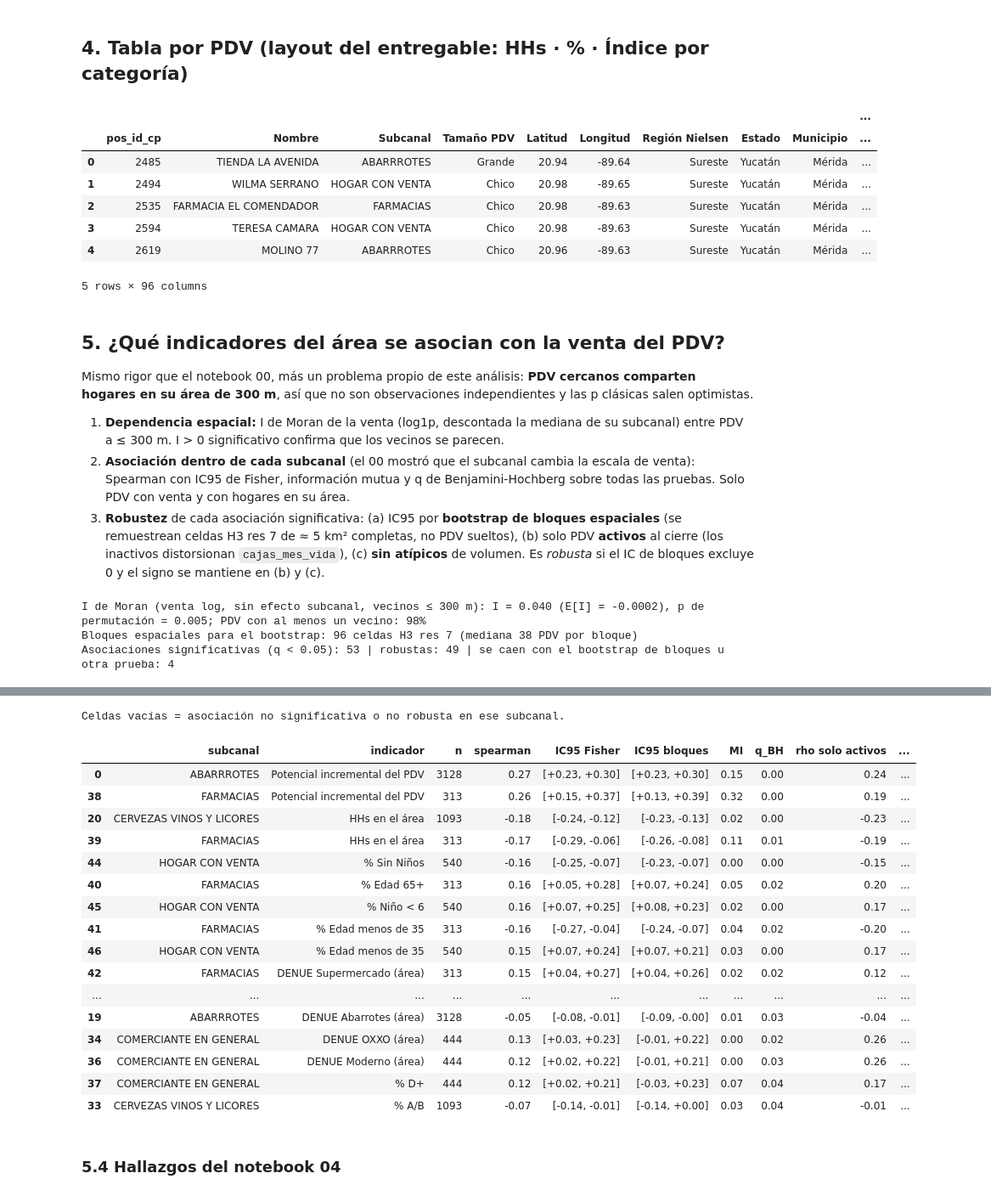
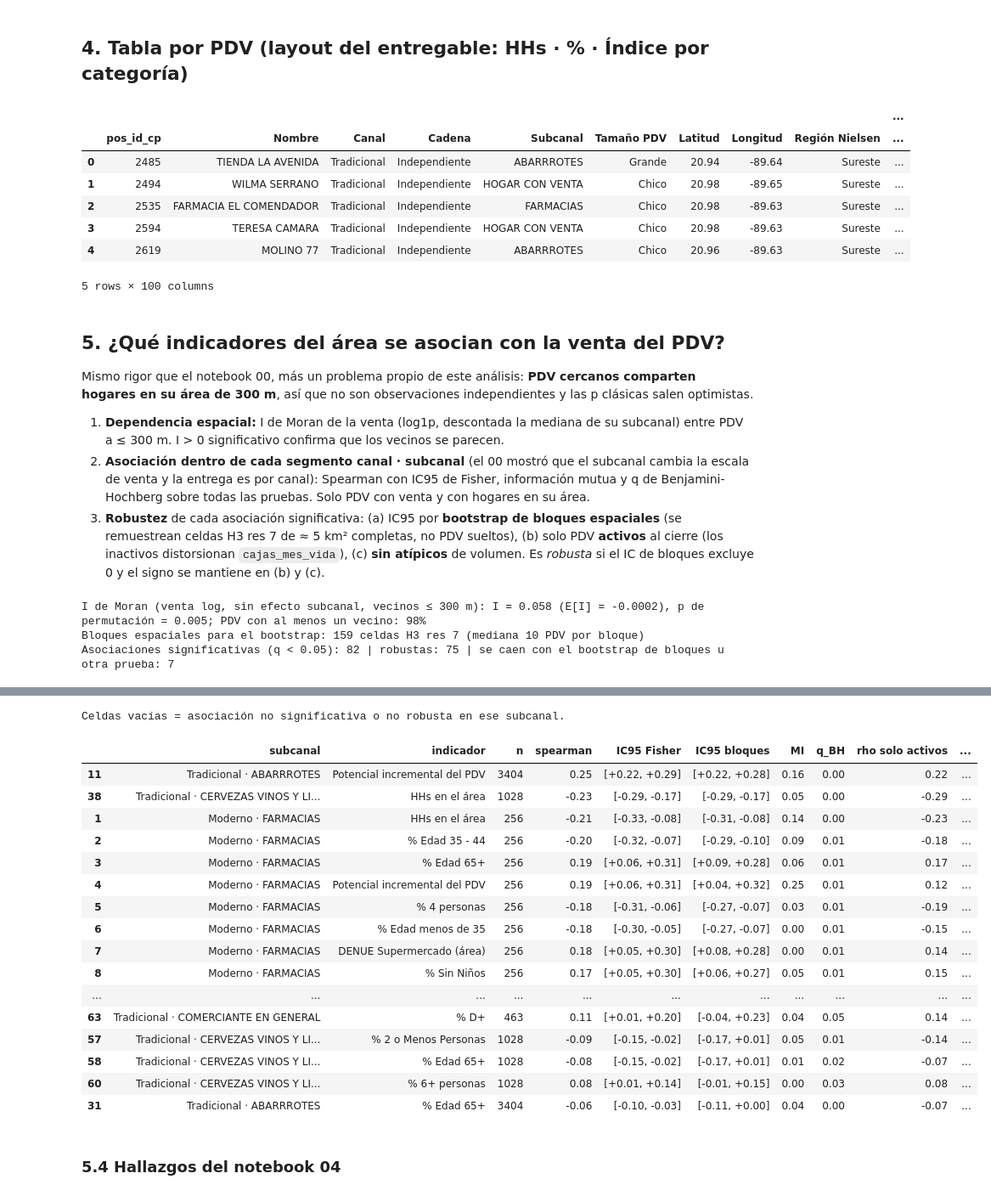
Before and after one commit to asuskf-kin/mx-retail-geodemographics, a Jupyter notebook: notebooks/ejecutados/merida/04_hexagonos_pdv.ipynb, the cells around one changed output, grey strips where cells are left out. Shown at 85% size. Saved outputs shown, nothing was run; the diff lists cells and outputs as text; code cells hidden in the pictures.

```diff
--- a/notebooks/ejecutados/merida/04_hexagonos_pdv.ipynb
+++ b/notebooks/ejecutados/merida/04_hexagonos_pdv.ipynb
@@ -116,9 +161,10 @@ COMP_AREA = suma_area(comp.fillna(0))
 
 pdv["activo"] = pdv.estado_actividad.astype(str).eq("activo")
 red = pdv.assign(pdv_cp=1, pdv_con_venta=pdv.con_venta.astype(int), pdv_activos=pdv.activo.astype(int),
+                 pdv_moderno=pdv.canal.eq("Moderno").astype(int), pdv_tradicional=pdv.canal.eq("Tradicional").astype(int),
                  cajas_mes=pdv.cajas_mes_vida.fillna(0),
                  potencial_incremental=pdv.PotentialQuantitativeFinal_TotalPortafolio.fillna(0)).groupby("hex")[
-      ["pdv_cp", "pdv_con_venta", "pdv_activos", "cajas_mes", "potencial_incremental"]].sum()
+      ["pdv_cp", "pdv_con_venta", "pdv_activos", "pdv_moderno", "pdv_tradicional", "cajas_mes", "potencial_incremental"]].sum()
 RED_AREA = suma_area(red)
 RED_AREA["penetracion_%"] = RED_AREA.pdv_con_venta / RED_AREA.pdv_cp * 100
 RED_AREA["cajas_mes_mediana_pdv"] = [pdv.loc[pdv.hex.isin(v) & pdv.con_venta, "cajas_mes_vida"].median() for v in area]
@@ -132,7 +178,7 @@ cp_ = COMP_AREA
 rd = RED_AREA
 
 ids = pd.DataFrame({
-    "pos_id_cp": pdv_r.pos_id_cp, "Nombre": pdv_r.pos_name, "Subcanal": pdv_r.pos_subchannel,
+    "pos_id_cp": pdv_r.pos_id_cp, "Nombre": pdv_r.pos_name, "Canal": pdv_r.canal, "Cadena": pdv_r.cadena, "Subcanal": pdv_r.pos_subchannel,
     "Tamaño PDV": pdv_r.pos_size_classification, "Latitud": pdv_r.lat, "Longitud": pdv_r.lon,
     "Región Nielsen": C.REGION_NIELSEN, "Estado": C.NOM_ENT, "Municipio": pdv_r.municipio_mg,
     "Localidad": pdv_r.pos_city, "Zonas Metropolitanas": C.ZM_NOMBRE, "Hexágono H3": pdv_r.hex,
@@ -147,7 +193,8 @@ ids = pd.DataFrame({
     "HHs en el hexágono": HEX["Total HHs"].reindex(pdv.hex).fillna(0).to_numpy().round(0),
     "HHs en el área": tot.round(0),
     **{f"{c} en el área": cp_[c].to_numpy() for c in cp_.columns},
-    "PDV Bepensa en el área (CP)": rd.pdv_cp, "PDV Bepensa con venta en el área": rd.pdv_con_venta,
+    "PDV Bepensa en el área (CP)": rd.pdv_cp, "PDV Bepensa Moderno en el área": rd.pdv_moderno,
+    "PDV Bepensa Tradicional en el área": rd.pdv_tradicional, "PDV Bepensa con venta en el área": rd.pdv_con_venta,
     "Penetración Bepensa en el área %": rd["penetracion_%"].round(1),
     "Cajas/mes Bepensa en el área": rd.cajas_mes.round(1), "Mediana cajas/mes por PDV en el área": rd.cajas_mes_mediana_pdv.round(2),
     "Cajas/mes por 1,000 HHs en el área": np.where(tot > 0, rd.cajas_mes / np.where(tot > 0, tot, 1) * 1000, np.nan).round(2),
@@ -164,13 +211,13 @@ tabla.columns = pd.MultiIndex.from_tuples(tabla.columns)
 tabla.head()
 # %% [output]
 |  |  |  |  |  |  |  |  |  |  | ... |
-|  | pos_id_cp | Nombre | Subcanal | Tamaño PDV | Latitud | Longitud | Región Nielsen | Estado | Municipio | ... |
-| 0 | 2485 | TIENDA LA AVENIDA | ABARRROTES | Grande | 20.94 | -89.64 | Sureste | Yucatán | Mérida | ... |
-| 1 | 2494 | WILMA SERRANO | HOGAR CON VENTA | Chico | 20.98 | -89.65 | Sureste | Yucatán | Mérida | ... |
-| 2 | 2535 | FARMACIA EL COMENDADOR | FARMACIAS | Chico | 20.98 | -89.63 | Sureste | Yucatán | Mérida | ... |
-| 3 | 2594 | TERESA CAMARA | HOGAR CON VENTA | Chico | 20.98 | -89.63 | Sureste | Yucatán | Mérida | ... |
-| 4 | 2619 | MOLINO 77 | ABARRROTES | Chico | 20.96 | -89.63 | Sureste | Yucatán | Mérida | ... |
+|  | pos_id_cp | Nombre | Canal | Cadena | Subcanal | Tamaño PDV | Latitud | Longitud | Región Nielsen | ... |
+| 0 | 2485 | TIENDA LA AVENIDA | Tradicional | Independiente | ABARRROTES | Grande | 20.94 | -89.64 | Sureste | ... |
+| 1 | 2494 | WILMA SERRANO | Tradicional | Independiente | HOGAR CON VENTA | Chico | 20.98 | -89.65 | Sureste | ... |
+| 2 | 2535 | FARMACIA EL COMENDADOR | Tradicional | Independiente | FARMACIAS | Chico | 20.98 | -89.63 | Sureste | ... |
+| 3 | 2594 | TERESA CAMARA | Tradicional | Independiente | HOGAR CON VENTA | Chico | 20.98 | -89.63 | Sureste | ... |
+| 4 | 2619 | MOLINO 77 | Tradicional | Independiente | ABARRROTES | Chico | 20.96 | -89.63 | Sureste | ... |
-5 rows × 96 columns
+5 rows × 100 columns
 # %% [markdown]
 ## 5. ¿Qué indicadores del área se asocian con la venta del PDV?
 
@@ -179,7 +226,8 @@ Mismo rigor que el notebook 00, más un problema propio de este análisis: **PDV
 
 1. **Dependencia espacial:** I de Moran de la venta (log1p, descontada la mediana de su subcanal) entre PDV a
    ≤ 300 m. I > 0 significativo confirma que los vecinos se parecen.
-2. **Asociación dentro de cada subcanal** (el 00 mostró que el subcanal cambia la escala de venta): Spearman con IC95
+2. **Asociación dentro de cada segmento canal · subcanal** (el 00 mostró que el subcanal cambia la escala de venta y la
+   entrega es por canal): Spearman con IC95
    de Fisher, información mutua y q de Benjamini-Hochberg sobre todas las pruebas. Solo PDV con venta y con hogares
    en su área.
 3. **Robustez** de cada asociación significativa: (a) IC95 por **bootstrap de bloques espaciales** (se remuestrean
@@ -187,7 +235,7 @@ Mismo rigor que el notebook 00, más un problema propio de este análisis: **PDV
    `cajas_mes_vida`), (c) **sin atípicos** de volumen. Es *robusta* si el IC de bloques excluye 0 y el signo se mantiene
    en (b) y (c).
 # %%
-plano = pd.DataFrame({"cajas_mes_vida": pdv_r.cajas_mes_vida, "subcanal": pdv_r.pos_subchannel,
+plano = pd.DataFrame({"cajas_mes_vida": pdv_r.cajas_mes_vida, "subcanal": pdv_r.canal + " · " + pdv_r.pos_subchannel,   # segmento canal · subcanal
                       "activo": pdv_r.activo.values, "atipico": pdv_r.atipico_volumen.fillna(False).astype(bool).values,
                       "lat": pdv_r.lat, "lon": pdv_r.lon, "bloque": [h3.cell_to_parent(h, 7) for h in pdv_r.hex],
                       "HHs en el área": tot, "Penetración Bepensa %": rd["penetracion_%"],
@@ -239,6 +287,6 @@ print("Celdas vacías = asociación no significativa o no robusta en ese subcana
 with pd.option_context("display.max_rows", 200):
     display(rob.round(3))
 # %% [output]
-I de Moran (venta log, sin efecto subcanal, vecinos ≤ 300 m): I = 0.040 (E[I] = -0.0002), p de permutación = 0.005; PDV con al menos un vecino: 98%
-Bloques espaciales para el bootstrap: 96 celdas H3 res 7 (mediana 38 PDV por bloque)
-Asociaciones significativas (q < 0.05): 53 | robustas: 49 | se caen con el bootstrap de bloques u otra prueba: 4
+I de Moran (venta log, sin efecto subcanal, vecinos ≤ 300 m): I = 0.058 (E[I] = -0.0002), p de permutación = 0.005; PDV con al menos un vecino: 98%
+Bloques espaciales para el bootstrap: 159 celdas H3 res 7 (mediana 10 PDV por bloque)
+Asociaciones significativas (q < 0.05): 82 | robustas: 75 | se caen con el bootstrap de bloques u otra prueba: 7
@@ -263,21 +311,21 @@ Asociaciones significativas (q < 0.05): 53 | robustas: 49 | se caen con el boots
 Celdas vacías = asociación no significativa o no robusta en ese subcanal.
 |  | subcanal | indicador | n | spearman | IC95 Fisher | IC95 bloques | MI | q_BH | rho solo activos | ... |
-| 0 | ABARRROTES | Potencial incremental del PDV | 3128 | 0.27 | [+0.23, +0.30] | [+0.23, +0.30] | 0.15 | 0.00 | 0.24 | ... |
-| 38 | FARMACIAS | Potencial incremental del PDV | 313 | 0.26 | [+0.15, +0.37] | [+0.13, +0.39] | 0.32 | 0.00 | 0.19 | ... |
-| 20 | CERVEZAS VINOS Y LICORES | HHs en el área | 1093 | -0.18 | [-0.24, -0.12] | [-0.23, -0.13] | 0.02 | 0.00 | -0.23 | ... |
-| 39 | FARMACIAS | HHs en el área | 313 | -0.17 | [-0.29, -0.06] | [-0.26, -0.08] | 0.11 | 0.01 | -0.19 | ... |
-| 44 | HOGAR CON VENTA | % Sin Niños | 540 | -0.16 | [-0.25, -0.07] | [-0.23, -0.07] | 0.00 | 0.00 | -0.15 | ... |
-| 40 | FARMACIAS | % Edad 65+ | 313 | 0.16 | [+0.05, +0.28] | [+0.07, +0.24] | 0.05 | 0.02 | 0.20 | ... |
-| 45 | HOGAR CON VENTA | % Niño < 6 | 540 | 0.16 | [+0.07, +0.25] | [+0.08, +0.23] | 0.02 | 0.00 | 0.17 | ... |
-| 41 | FARMACIAS | % Edad menos de 35 | 313 | -0.16 | [-0.27, -0.04] | [-0.24, -0.07] | 0.04 | 0.02 | -0.20 | ... |
-| 46 | HOGAR CON VENTA | % Edad menos de 35 | 540 | 0.15 | [+0.07, +0.24] | [+0.07, +0.21] | 0.03 | 0.00 | 0.17 | ... |
-| 42 | FARMACIAS | DENUE Supermercado (área) | 313 | 0.15 | [+0.04, +0.27] | [+0.04, +0.26] | 0.02 | 0.02 | 0.12 | ... |
+| 11 | Tradicional · ABARRROTES | Potencial incremental del PDV | 3404 | 0.25 | [+0.22, +0.29] | [+0.22, +0.28] | 0.16 | 0.00 | 0.22 | ... |
+| 38 | Tradicional · CERVEZAS VINOS Y LI... | HHs en el área | 1028 | -0.23 | [-0.29, -0.17] | [-0.29, -0.17] | 0.05 | 0.00 | -0.29 | ... |
+| 1 | Moderno · FARMACIAS | HHs en el área | 256 | -0.21 | [-0.33, -0.08] | [-0.31, -0.08] | 0.14 | 0.00 | -0.23 | ... |
+| 2 | Moderno · FARMACIAS | % Edad 35 - 44 | 256 | -0.20 | [-0.32, -0.07] | [-0.29, -0.10] | 0.09 | 0.01 | -0.18 | ... |
+| 3 | Moderno · FARMACIAS | % Edad 65+ | 256 | 0.19 | [+0.06, +0.31] | [+0.09, +0.28] | 0.06 | 0.01 | 0.17 | ... |
+| 4 | Moderno · FARMACIAS | Potencial incremental del PDV | 256 | 0.19 | [+0.06, +0.31] | [+0.04, +0.32] | 0.25 | 0.01 | 0.12 | ... |
+| 5 | Moderno · FARMACIAS | % 4 personas | 256 | -0.18 | [-0.31, -0.06] | [-0.27, -0.07] | 0.03 | 0.01 | -0.19 | ... |
+| 6 | Moderno · FARMACIAS | % Edad menos de 35 | 256 | -0.18 | [-0.30, -0.05] | [-0.27, -0.07] | 0.00 | 0.01 | -0.15 | ... |
+| 7 | Moderno · FARMACIAS | DENUE Supermercado (área) | 256 | 0.18 | [+0.05, +0.30] | [+0.08, +0.28] | 0.00 | 0.01 | 0.14 | ... |
+| 8 | Moderno · FARMACIAS | % Sin Niños | 256 | 0.17 | [+0.05, +0.30] | [+0.06, +0.27] | 0.05 | 0.01 | 0.15 | ... |
 | ... | ... | ... | ... | ... | ... | ... | ... | ... | ... | ... |
-| 19 | ABARRROTES | DENUE Abarrotes (área) | 3128 | -0.05 | [-0.08, -0.01] | [-0.09, -0.00] | 0.01 | 0.03 | -0.04 | ... |
-| 34 | COMERCIANTE EN GENERAL | DENUE OXXO (área) | 444 | 0.13 | [+0.03, +0.23] | [-0.01, +0.22] | 0.00 | 0.02 | 0.26 | ... |
-| 36 | COMERCIANTE EN GENERAL | DENUE Moderno (área) | 444 | 0.12 | [+0.02, +0.22] | [-0.01, +0.21] | 0.00 | 0.03 | 0.26 | ... |
-| 37 | COMERCIANTE EN GENERAL | % D+ | 444 | 0.12 | [+0.02, +0.21] | [-0.03, +0.23] | 0.07 | 0.04 | 0.17 | ... |
-| 33 | CERVEZAS VINOS Y LICORES | % A/B | 1093 | -0.07 | [-0.14, -0.01] | [-0.14, +0.00] | 0.03 | 0.04 | -0.01 | ... |
+| 63 | Tradicional · COMERCIANTE EN GENERAL | % D+ | 463 | 0.11 | [+0.01, +0.20] | [-0.04, +0.23] | 0.04 | 0.05 | 0.14 | ... |
+| 57 | Tradicional · CERVEZAS VINOS Y LI... | % 2 o Menos Personas | 1028 | -0.09 | [-0.15, -0.02] | [-0.17, +0.01] | 0.05 | 0.01 | -0.14 | ... |
+| 58 | Tradicional · CERVEZAS VINOS Y LI... | % Edad 65+ | 1028 | -0.08 | [-0.15, -0.02] | [-0.17, +0.01] | 0.01 | 0.02 | -0.07 | ... |
+| 60 | Tradicional · CERVEZAS VINOS Y LI... | % 6+ personas | 1028 | 0.08 | [+0.01, +0.14] | [-0.01, +0.15] | 0.00 | 0.03 | 0.08 | ... |
+| 31 | Tradicional · ABARRROTES | % Edad 65+ | 3404 | -0.06 | [-0.10, -0.03] | [-0.11, +0.00] | 0.04 | 0.00 | -0.07 | ... |
 # %% [markdown]
 ### 5.4 Hallazgos del notebook 04
 # %%
```
Also changed, not shown: parts of 7 cells of this notebook, 38 other files.
